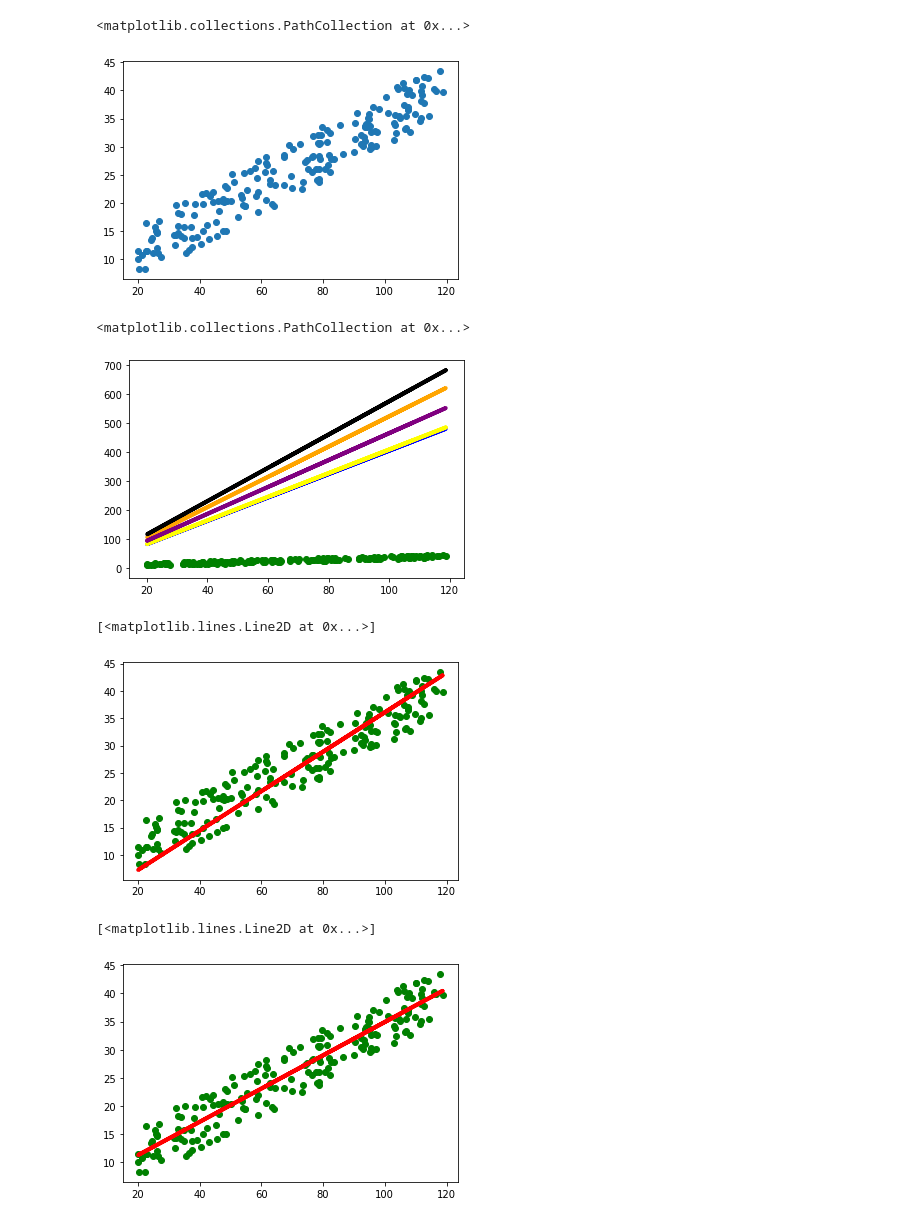
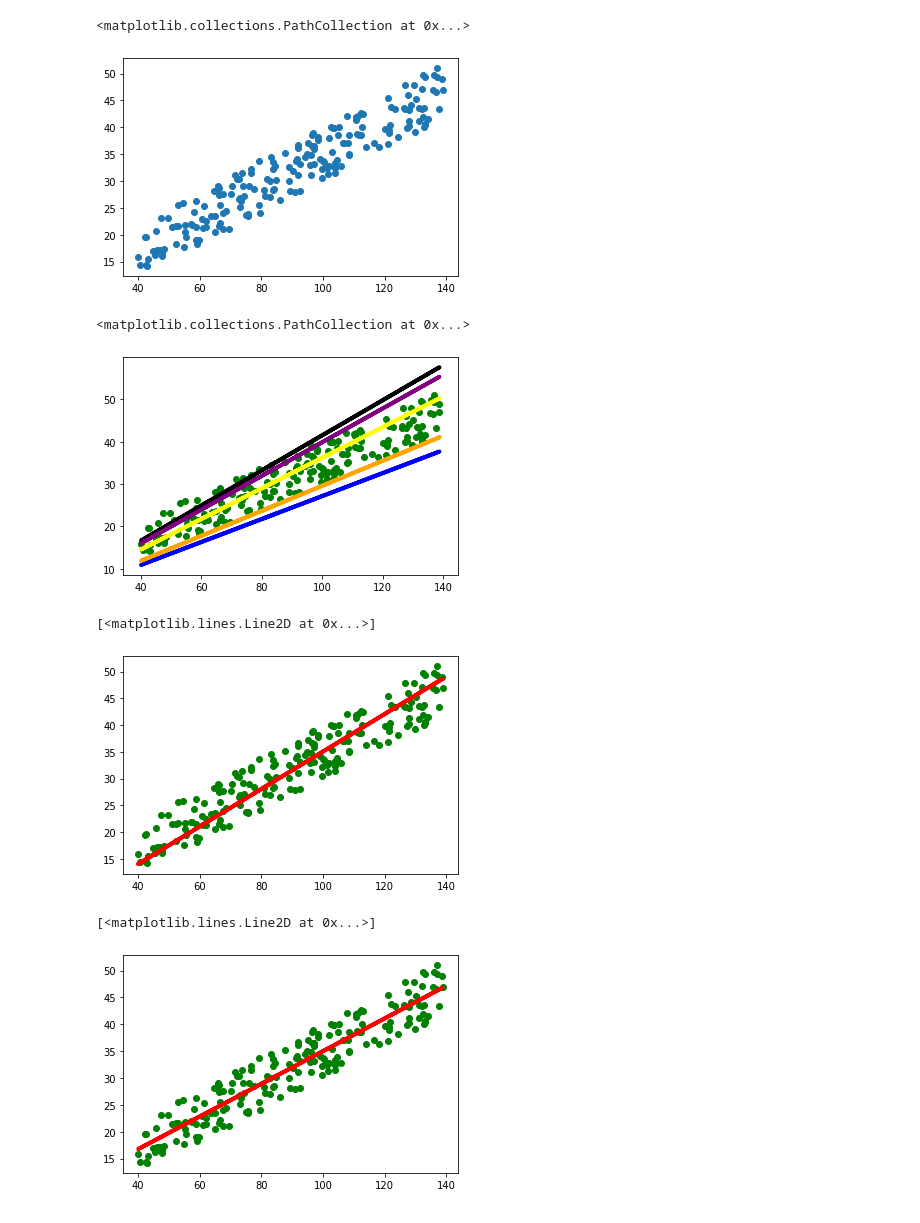
Before and after one commit to maheravi/Machine-Learning, a Jupyter notebook: Height-Weight Adaline.ipynb, the cells around one changed output. Saved outputs shown, nothing was run; the diff lists cells and outputs as text; code cells hidden in the pictures.

```diff
--- a/Height-Weight Adaline.ipynb
+++ b/Height-Weight Adaline.ipynb
@@ -13,28 +13,28 @@ std = 10
 # height = np.random.normal(175, std, N)
 # weight = np.random.normal(85, std, N)
 
-height = np.random.random_sample((N,1))*100 + 20
+height = np.random.random_sample((N,1))*100 + 40
 e = np.random.rand(N) * std
 weight = np.matmul(height, [0.3]).T + e
 # %%
 plt.scatter(height, weight)
 # %% [output]
 <matplotlib.collections.PathCollection at 0x...>
-[figure, old version]
+[figure, new version]
 # %%
 height = height.reshape(N,1)
 weight = weight.reshape(N,1)
 X = height
 Y = weight
 color = ['blue', 'yellow', 'orange', 'black', 'purple']
 for i in range(5):
-    m = np.array([np.random.uniform(3, 6)])
+    m = np.array([np.random.uniform(0.2, 0.5)])
     Y_pred = np.matmul(X, m)
     plt.plot(height, Y_pred, c=color[i], lw = 4)
 plt.scatter(height, weight, c='green')
 # %% [output]
 <matplotlib.collections.PathCollection at 0x...>
-[figure, old version]
+[figure, new version]
 # %%
 X = height
 Y = weight
@@ -44,7 +44,7 @@ plt.scatter(height, weight, c='green')
 plt.plot(height, Y_pred, c='red', lw = 4)
 # %% [output]
 [<matplotlib.lines.Line2D at 0x...>]
-[figure, old version]
+[figure, new version]
 # %%
 import scipy
 result = scipy.stats.linregress(X[:,0], Y[:,0])
@@ -53,7 +53,7 @@ plt.scatter(height, weight, c='green')
 plt.plot(height, Y_pred, c='red', lw = 4)
 # %% [output]
 [<matplotlib.lines.Line2D at 0x...>]
-[figure, old version]
+[figure, new version]
 # %%
 from sklearn.linear_model import LinearRegression
 from sklearn.model_selection import train_test_split
```
Also changed, not shown: parts of 5 cells of this notebook.
